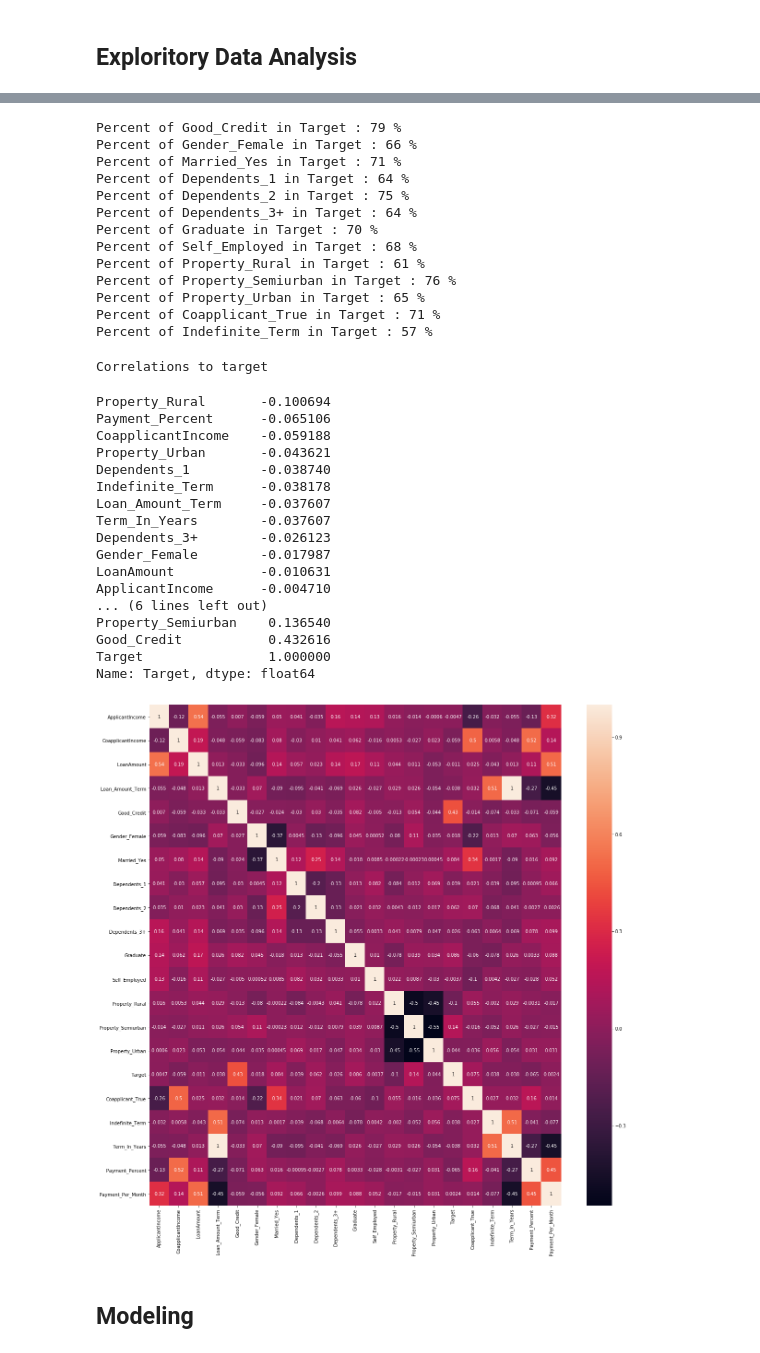
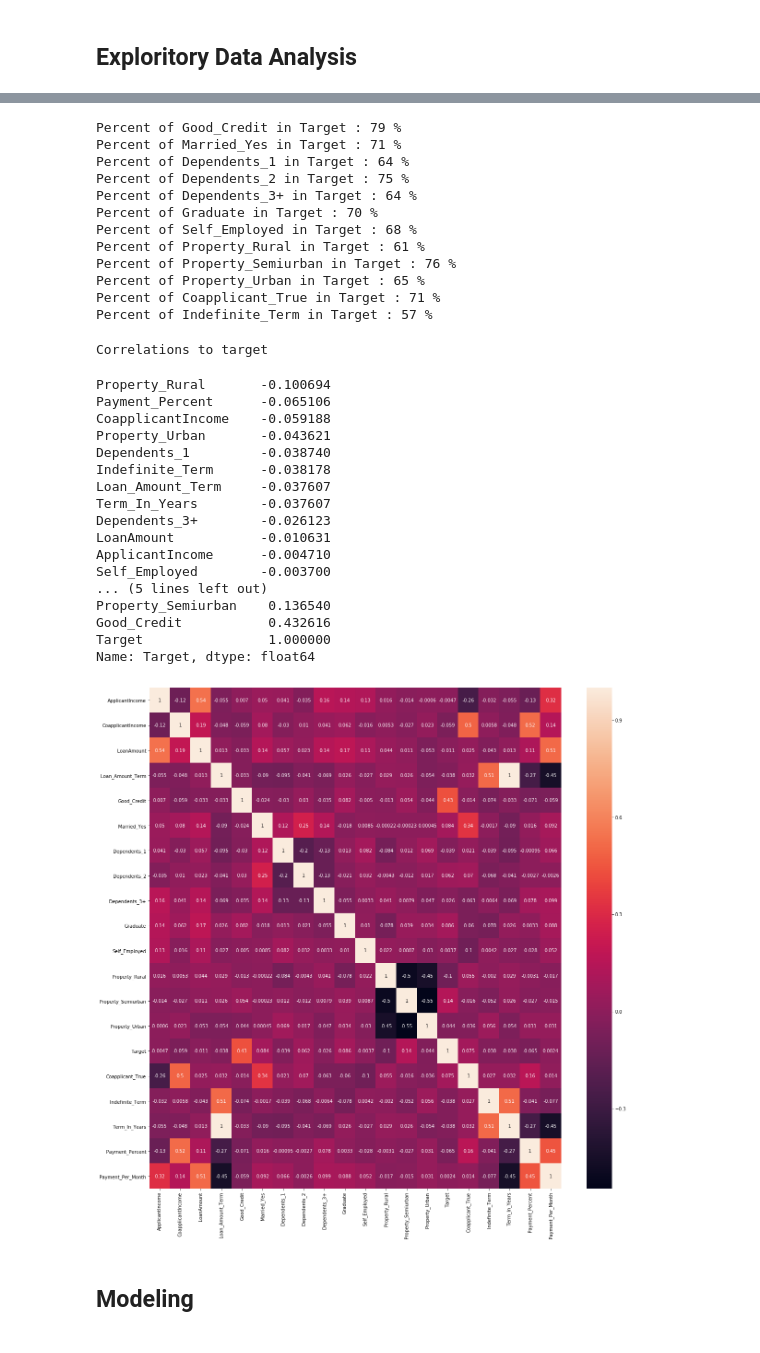
Before and after one commit to TerraJRiley/Loan_Prediction, a Jupyter notebook: Loan_Predictor.ipynb, the cells around one changed output, grey strips where cells are left out. Drawn from its saved outputs; the diff is of its cells as text; code cells hidden in the pictures.

```diff
--- a/Loan_Predictor.ipynb
+++ b/Loan_Predictor.ipynb
@@ -118,19 +119,19 @@ train_df['Coapplicant_True'] = train_df['CoapplicantIncome'].map(lambda x: 1 if
 filterwarnings("ignore") # Silencing warning about copying over the slice of DataFrame, for now.
 
 # Filling Nulls
-train_df['Credit_History'] = train_df['Credit_History'].fillna(0).map(lambda x: int(x))
-train_df['LoanAmount']     = train_df['LoanAmount'].fillna(0).map(lambda x: int(x))
+df['Credit_History'] = df['Credit_History'].fillna(0).map(lambda x: int(x))
+df['LoanAmount']     = df['LoanAmount'].fillna(0).map(lambda x: int(x))
 
 # While this isn't the most accurate representation of a non existent Loan Amount Term,
 # This meathod allows us to keep all present nulls while being able to feature engineer later
-train_df['Indefinite_Term'] = (train_df['Loan_Amount_Term'].isna())*1
-train_df['Loan_Amount_Term'].fillna(600,inplace = True)
+df['Indefinite_Term'] = (df['Loan_Amount_Term'].isna())*1
+df['Loan_Amount_Term'].fillna(600,inplace = True)
 
 # Adding new column for ease of reading
-train_df['Term_In_Years'] = train_df['Loan_Amount_Term'].fillna(0).map(lambda x: int(x/12))
+df['Term_In_Years'] = df['Loan_Amount_Term'].fillna(0).map(lambda x: int(x/12))
 # %%
 # Renaming a few columns for easier reading.
-train_df.rename({'Loan_Status_Y'     : "Target",
+df.rename({'Loan_Status_Y'     : "Target",
                  'Education_Graduate': "Graduate",
                  'Self_Employed_Yes' : "Self_Employed",
                  'Credit_History'    : "Good_Credit",
@@ -140,15 +141,14 @@ train_df.rename({'Loan_Status_Y'     : "Target",
                  }, axis = 1, inplace = True)
 # %%
 # Feature Engineering row for the percentage of monthly income the applicant would spend to pay off the loan
-df = train_df # For shortening the next two rows
 
-train_df['Payment_Percent'] = ((df['LoanAmount']*1000)/df['Loan_Amount_Term'])/df['ApplicantIncome']
-train_df['Payment_Per_Month'] = ((df['LoanAmount']*1000)/df['Loan_Amount_Term']).round()
+df['Payment_Percent'] = ((df['LoanAmount']*1000)/df['Loan_Amount_Term'])/df['ApplicantIncome']
+df['Payment_Per_Month'] = ((df['LoanAmount']*1000)/df['Loan_Amount_Term']).round()
 # %%
 # Turning Floats into Ints for easier reading
-train_df['CoapplicantIncome'] = train_df['CoapplicantIncome'].astype(int)#, copy = False)
-train_df['Loan_Amount_Term'] = train_df['Loan_Amount_Term'].astype(int)
-train_df['Payment_Per_Month'] = train_df['Payment_Per_Month'].astype(int)
+df['CoapplicantIncome'] = df['CoapplicantIncome'].astype(int)#, copy = False)
+df['Loan_Amount_Term']  = df['Loan_Amount_Term'].astype(int)
+df['Payment_Per_Month'] = df['Payment_Per_Month'].astype(int)
 # %% [markdown]
 ## Exploritory Data Analysis
 # %%
@@ -194,13 +202,12 @@ Grid.map(plt.hist,'ApplicantIncome', bins = 25, range = (0,40000));
 # %%
-dummies = ['Good_Credit', 'Gender_Female', 'Married_Yes',
+dummies = ['Good_Credit', 'Married_Yes',
        'Dependents_1', 'Dependents_2', 'Dependents_3+', 'Graduate',
        'Self_Employed', 'Property_Rural', 'Property_Semiurban',
        'Property_Urban', 'Coapplicant_True', 'Indefinite_Term']
 for i in dummies:
-    percent_in_target(train_df, i, 'Target')
+    percent_in_target(df, i, 'Target')
 # %% [output]
 Percent of Good_Credit in Target : 79 %
-Percent of Gender_Female in Target : 66 %
 Percent of Married_Yes in Target : 71 %
 Percent of Dependents_1 in Target : 64 %
 Percent of Dependents_2 in Target : 75 %
@@ -214,7 +221,7 @@ Percent of Coapplicant_True in Target : 71 %
 Percent of Indefinite_Term in Target : 57 %
 # %%
 print('Correlations to target')
-list_corrs(train_df, 'Target')
+list_corrs(df, 'Target')
 # %% [output]
 Correlations to target
 Property_Rural       -0.100694
@@ -226,18 +233,18 @@ Indefinite_Term      -0.038178
 Loan_Amount_Term     -0.037607
 Term_In_Years        -0.037607
 Dependents_3+        -0.026123
-Gender_Female        -0.017987
 LoanAmount           -0.010631
 ApplicantIncome      -0.004710
-... (6 lines left out)
+Self_Employed        -0.003700
+... (5 lines left out)
 Property_Semiurban    0.136540
 Good_Credit           0.432616
 Target                1.000000
 Name: Target, dtype: float64
 # %%
-heatmap_correlations(train_df)
+heatmap_correlations(df)
 # %% [output]
-[figure, old version]
+[figure, new version]
 # %% [markdown]
 ## Modeling
 # %% [markdown]
```
Also changed, not shown: parts of 41 cells of this notebook.
